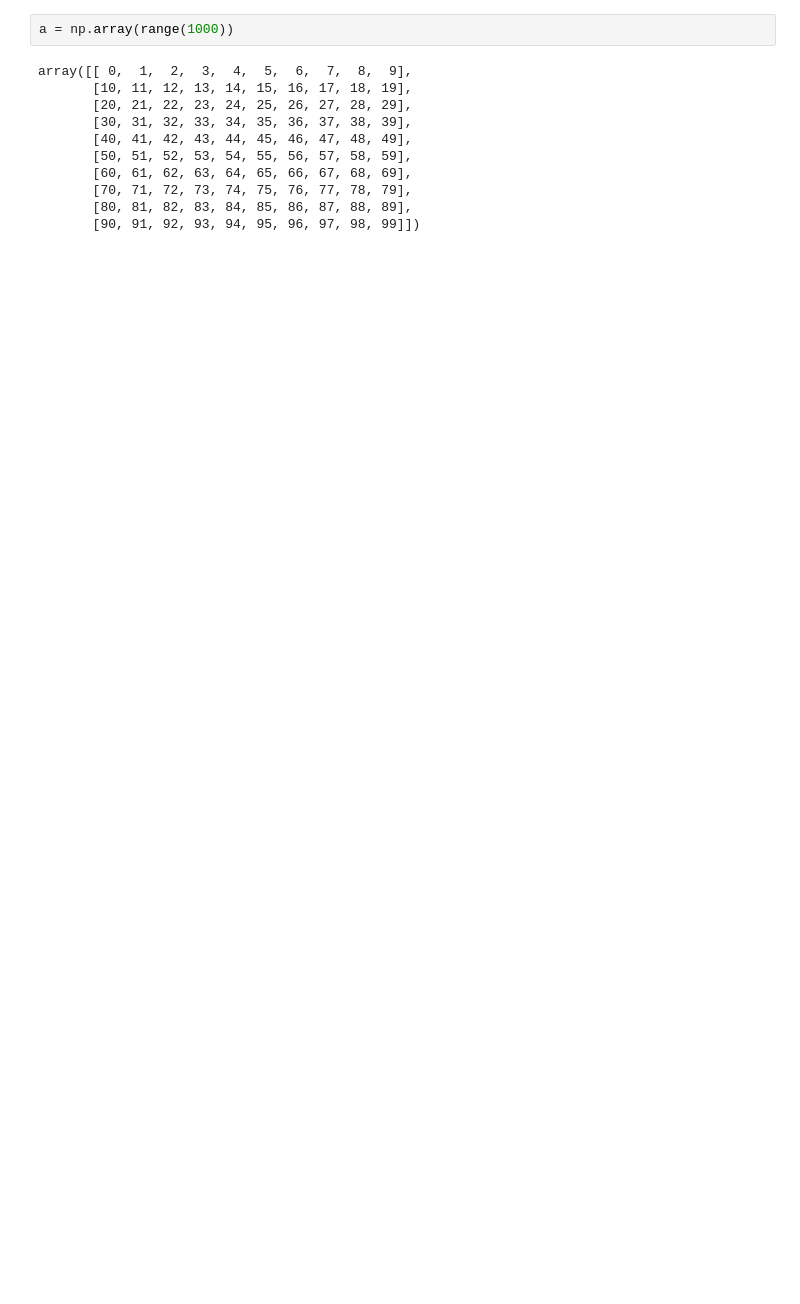
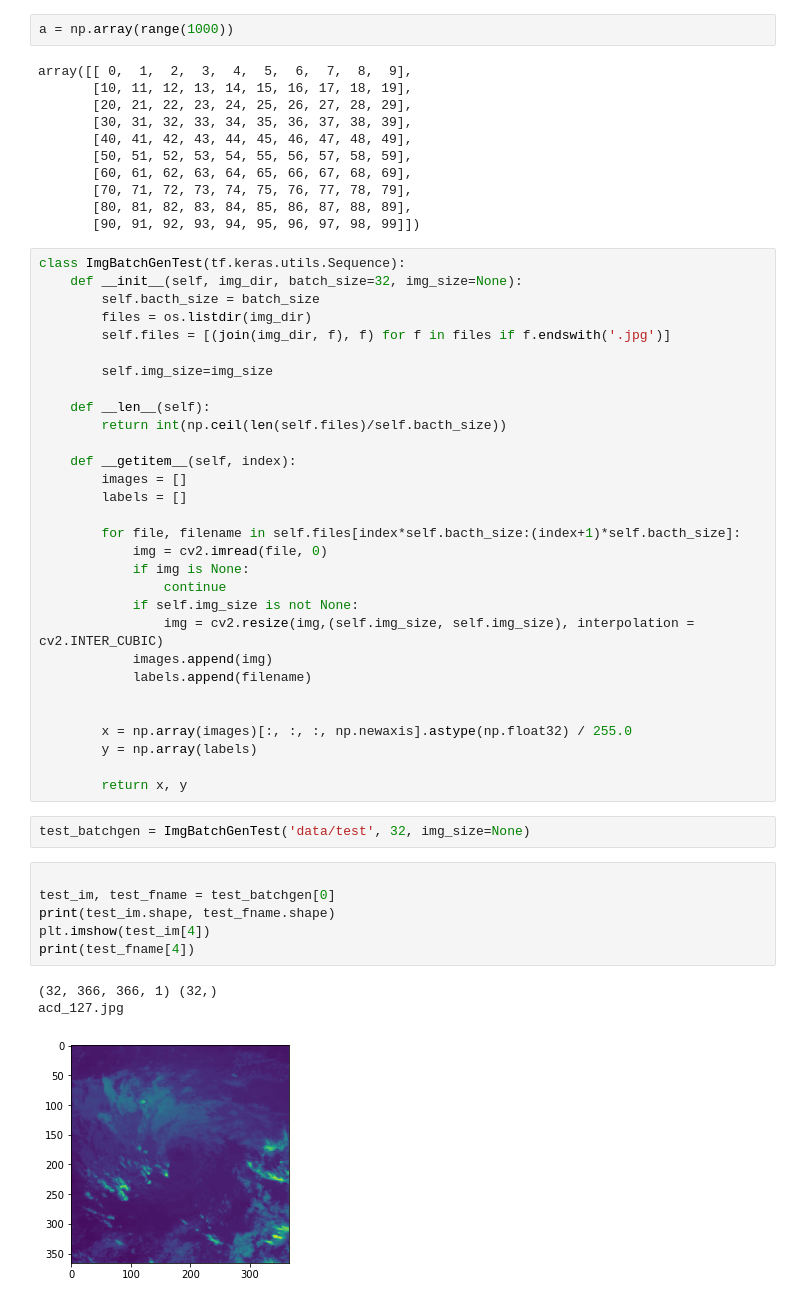
Before and after one commit to nishreenk/EyeSpeed, a Jupyter notebook: Hurricane.ipynb, the cells around one changed output. Cells and saved outputs as stored; diff of their text form; blank space fills up the shorter version.

```diff
--- a/Hurricane.ipynb
+++ b/Hurricane.ipynb
@@ -254,3 +263,45 @@ array([[ 0,  1,  2,  3,  4,  5,  6,  7,  8,  9],
        [70, 71, 72, 73, 74, 75, 76, 77, 78, 79],
        [80, 81, 82, 83, 84, 85, 86, 87, 88, 89],
        [90, 91, 92, 93, 94, 95, 96, 97, 98, 99]])
+# %%
+class ImgBatchGenTest(tf.keras.utils.Sequence):
+    def __init__(self, img_dir, batch_size=32, img_size=None):
+        self.bacth_size = batch_size
+        files = os.listdir(img_dir)
+        self.files = [(join(img_dir, f), f) for f in files if f.endswith('.jpg')]
+
+        self.img_size=img_size
+
+    def __len__(self):
+        return int(np.ceil(len(self.files)/self.bacth_size))
+
+    def __getitem__(self, index):
+        images = []
+        labels = []
+
+        for file, filename in self.files[index*self.bacth_size:(index+1)*self.bacth_size]:
+            img = cv2.imread(file, 0)
+            if img is None:
+                continue
+            if self.img_size is not None:
+                img = cv2.resize(img,(self.img_size, self.img_size), interpolation = cv2.INTER_CUBIC)
+            images.append(img)
+            labels.append(filename)
+
+
+        x = np.array(images)[:, :, :, np.newaxis].astype(np.float32) / 255.0
+        y = np.array(labels)
+
+        return x, y
+# %%
+test_batchgen = ImgBatchGenTest('data/test', 32, img_size=None)
+# %%
+
+test_im, test_fname = test_batchgen[0]
+print(test_im.shape, test_fname.shape)
+plt.imshow(test_im[4])
+print(test_fname[4])
+# %% [output]
+(32, 366, 366, 1) (32,)
+acd_127.jpg
+[figure, added]
```
Also changed, not shown: parts of 18 cells of this notebook, 2 other files.
